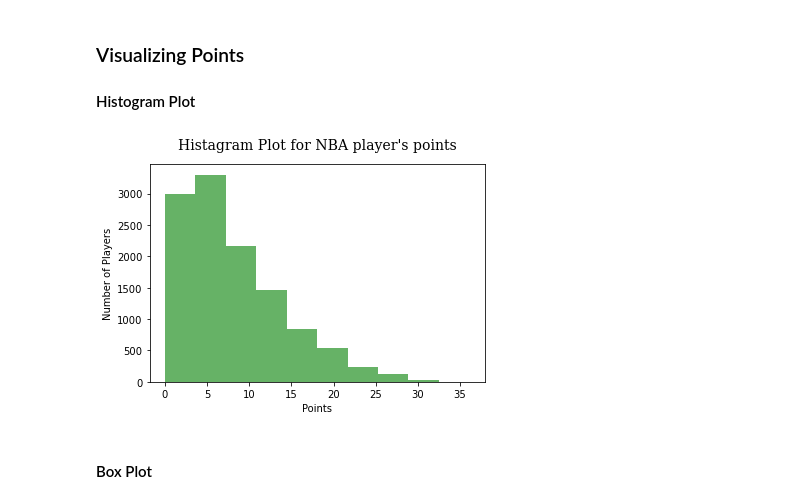
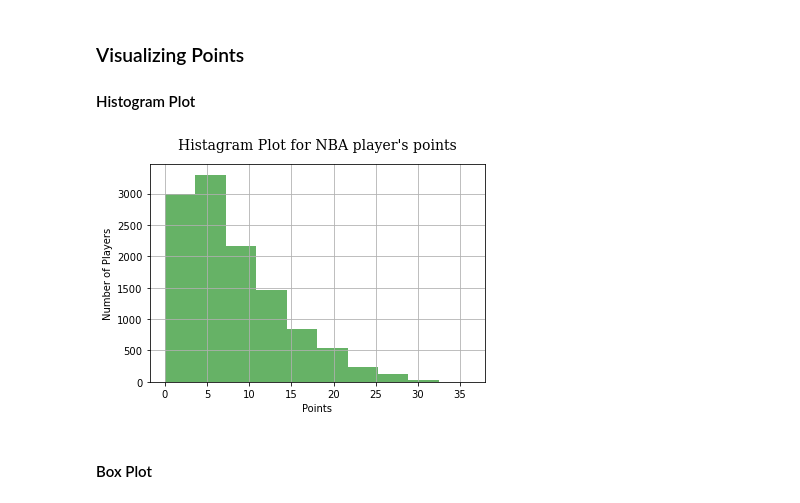
Before and after one commit to daksh-intwala/DATA_601, a Jupyter notebook: week02/lab/lab2.ipynb, the cells around one changed output. Saved outputs shown, nothing was run; the diff lists cells and outputs as text; code cells hidden in the pictures.

```diff
--- a/week02/lab/lab2.ipynb
+++ b/week02/lab/lab2.ipynb
@@ -49,13 +50,14 @@ plt.show()
 # %%
 plt.hist(points, alpha=0.6, color='green')
 
 plt.xlabel("Points")
 plt.ylabel("Number of Players")
 
 plt.title("Histagram Plot for NBA player's points", pad=15, fontdict=font)
+plt.grid()
 plt.show()
 # %% [output]
-[figure, old version]
+[figure, new version]
 # %% [markdown]
 #### Box Plot
 # %%
```
Also changed, not shown: parts of 2 cells of this notebook.
